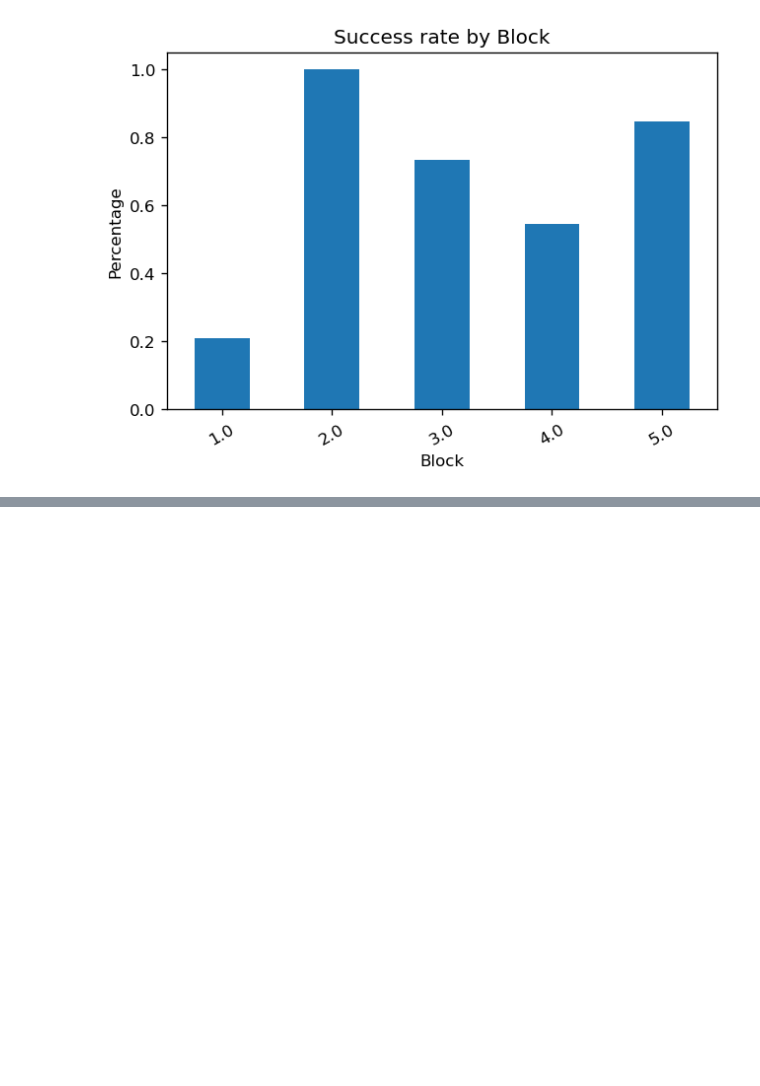
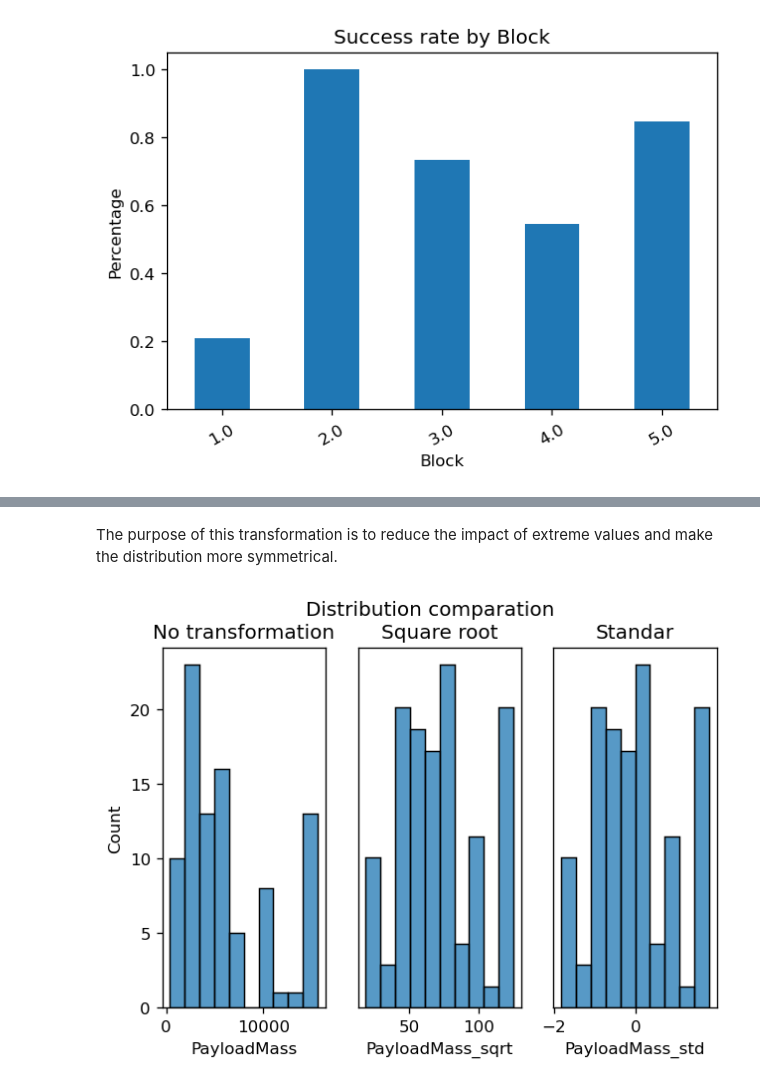
Before and after one commit to Alarchemn/falcon9_ml_analysis, a Jupyter notebook: codes/space_x_full_project.ipynb, the cells around one changed output, grey strips where cells are left out. Cells and saved outputs as stored; diff of their text form; code cells hidden in the pictures; blank space fills up the shorter version.

Commit message:
added data preparation and feature enginner section

```diff
--- a/codes/space_x_full_project.ipynb
+++ b/codes/space_x_full_project.ipynb
@@ -888,0 +925,4 @@ plt.show()
+# %%
+# Delete irrelevant information (for the ML algorithm)
+falcon9_data.drop(['Latitude','Longitude','LandingPad','Serial','Outcome','BoosterVersion','FlightNumber'], axis=1, inplace=True)
+falcon9_data.head()
@@ -888,0 +940,15 @@ plt.show()
+# %%
+# List of boolean features in the dataset
+bool_features = ['PayloadReused','Legs','Reused','GridFins']
+# List of features that need to be converted to int32 data type
+dtype_conv_feat = ['Flights','CoreReusedCount','Block','Success']
+
+# Loop through boolean features and convert them to int32 (1 for True, 0 for False)
+for feature in bool_features:
+    falcon9_data[feature] = falcon9_data[feature] * 1
+
+# Loop through features that need to be converted to int32 data type and convert them
+for feature in dtype_conv_feat:
+    falcon9_data[feature] = falcon9_data[feature].astype('int32')
+
+falcon9_data.head()
@@ -888,0 +962,35 @@ plt.show()
+# %% [markdown]
+The purpose of this transformation is to reduce the impact of extreme values and make the distribution more symmetrical.
+# %%
+from sklearn.preprocessing import StandardScaler, MinMaxScaler
+
+# Square root transform the 'PayloadMass' column and assign it to a new column 'PayloadMass_sqrt'
+falcon9_data['PayloadMass_sqrt'] = np.sqrt(falcon9_data['PayloadMass'])
+
+# Create an instance of the StandardScaler class
+scaler = StandardScaler()
+# Use the scaler's fit_transform method to standardize the 'PayloadMass' column of 'falcon9_data'
+# The standardized values are stored in a new column 'PayloadMass_std' of the same dataframe
+falcon9_data['PayloadMass_std'] = scaler.fit_transform(falcon9_data[['PayloadMass_sqrt']])
+
+# Create a figure with two subplots for visualizinga the distribution comparison
+fig, (ax1, ax2, ax3) = plt.subplots(ncols=3,dpi=120)
+fig.suptitle('Distribution comparation')
+
+# Plot the histogram of the original 'PayloadMass' column on the left subplot and
+# the transformed 'PayloadMass_t' column on the right subplot
+sns.histplot(data=falcon9_data,x='PayloadMass',bins=10,ax=ax1)
+sns.histplot(data=falcon9_data,x='PayloadMass_sqrt',bins=10,ax=ax2)
+sns.histplot(data=falcon9_data,x='PayloadMass_std',bins=10,ax=ax3)
+
+ax1.set_title('No transformation')
+ax2.set_title('Square root')
+ax3.set_title('Standar')
+# Remove y-axis labels from the right subplot to reduce clutter
+ax2.get_yaxis().set_visible(False)
+ax3.get_yaxis().set_visible(False)
+
+plt.savefig('../output/payloas_transformation.png', bbox_inches='tight')
+plt.show()
+# %% [output]
+[figure, added]
```
Also changed, not shown: parts of 12 cells of this notebook, 3 other files.
